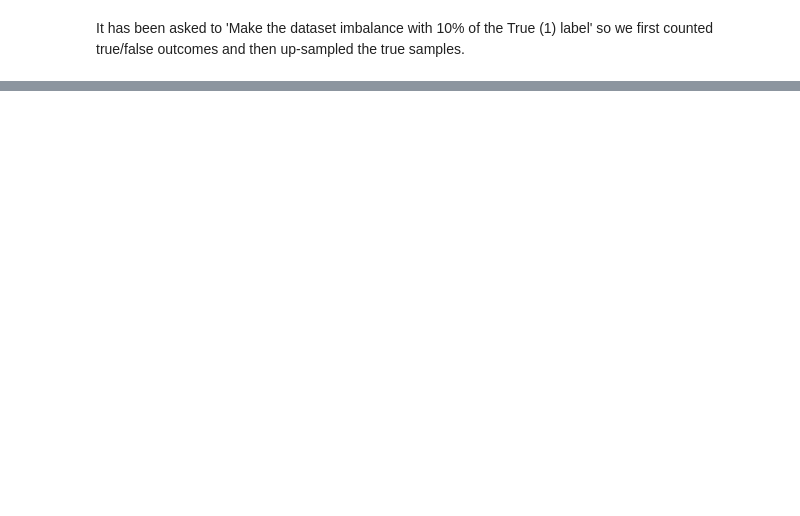
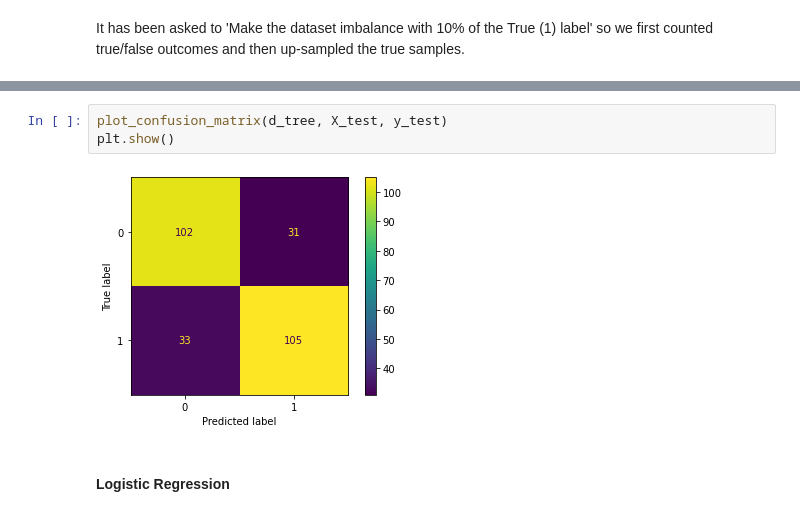
Before and after one commit to mahdigheidi/PimaIndiansDiabetes, a Jupyter notebook: task_notebook.ipynb, the cells around one changed output, grey strips where cells are left out. Saved outputs shown, nothing was run; the diff lists cells and outputs as text; blank space fills up the shorter version.

```diff
--- a/task_notebook.ipynb
+++ b/task_notebook.ipynb
@@ -105,0 +195,7 @@ ModuleNotFoundError: No module named 'imblearn'
+# %%
+plot_confusion_matrix(d_tree, X_test, y_test)
+plt.show()
+# %% [output]
+[figure, added]
+# %% [markdown]
+#### Logistic Regression
```
Also changed, not shown: parts of 24 cells of this notebook.
